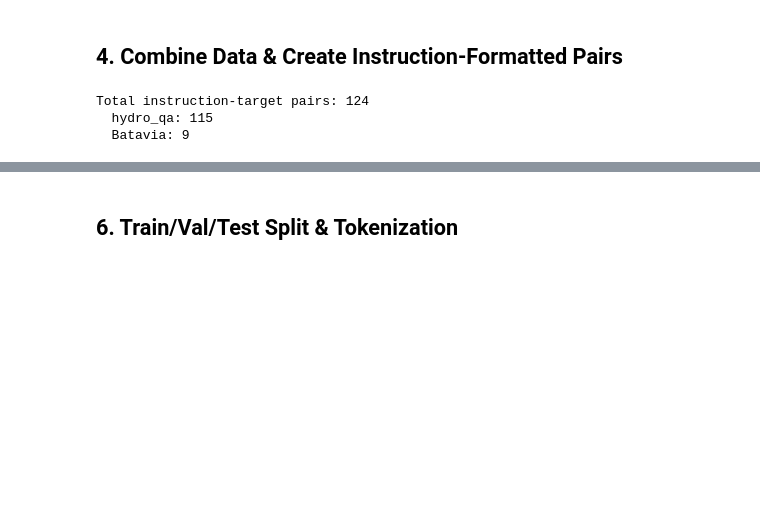
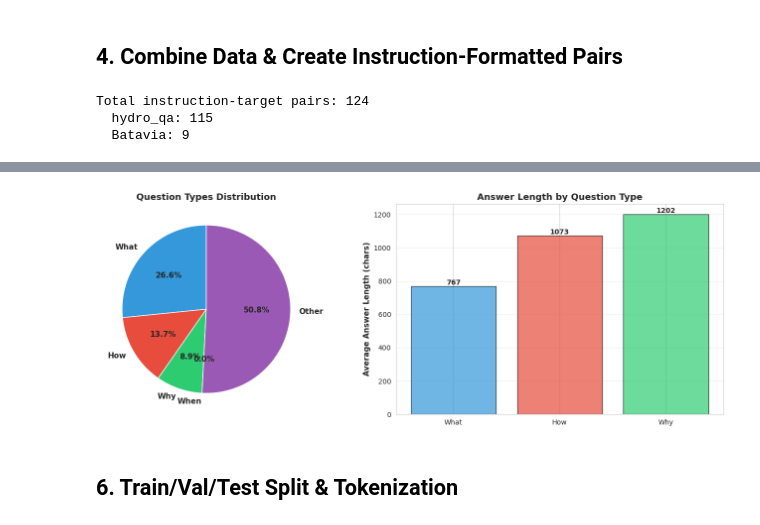
Before and after one commit to Afsaumutoniwase/capstone, a Jupyter notebook: chatbot_training_notebook.ipynb, the cells around one changed output, grey strips where cells are left out. Drawn from its saved outputs; the diff is of its cells as text; code cells hidden in the pictures; blank space fills up the shorter version.

```diff
--- a/chatbot_training_notebook.ipynb
+++ b/chatbot_training_notebook.ipynb
@@ -304,0 +510,84 @@ Name: count, dtype: int64
+# %%
+print("\nDATA QUALITY METRICS")
+
+# 1. Length consistency
+print("\n1. LENGTH CONSISTENCY:")
+print(f"   Questions - Min: {viz_df['instruction_len'].min()}, Max: {viz_df['instruction_len'].max()}, Range: {viz_df['instruction_len'].max() - viz_df['instruction_len'].min()}")
+print(f"   Answers   - Min: {viz_df['response_len'].min()}, Max: {viz_df['response_len'].max()}, Range: {viz_df['response_len'].max() - viz_df['response_len'].min()}")
+
+# 2. Very short or long outliers
+short_questions = len(viz_df[viz_df['instruction_len'] < 20])
+long_questions = len(viz_df[viz_df['instruction_len'] > 200])
+short_answers = len(viz_df[viz_df['response_len'] < 30])
+long_answers = len(viz_df[viz_df['response_len'] > 500])
+
+print(f"\n2. LENGTH OUTLIERS:")
+print(f"   Very short questions (<20 chars): {short_questions} ({short_questions/len(viz_df)*100:.1f}%)")
+print(f"   Very long questions (>200 chars): {long_questions} ({long_questions/len(viz_df)*100:.1f}%)")
+print(f"   Very short answers (<30 chars): {short_answers} ({short_answers/len(viz_df)*100:.1f}%)")
+print(f"   Very long answers (>500 chars): {long_answers} ({long_answers/len(viz_df)*100:.1f}%)")
+
+# 3. Vocabulary richness (unique words)
+all_question_words = ' '.join(viz_df['instruction']).lower().split()
+all_answer_words = ' '.join(viz_df['response']).lower().split()
+unique_q_words = len(set(all_question_words))
+unique_a_words = len(set(all_answer_words))
+
+print(f"\n3. VOCABULARY RICHNESS:")
+print(f"   Total question words: {len(all_question_words):,}")
+print(f"   Unique question words: {unique_q_words:,} ({unique_q_words/len(all_question_words)*100:.1f}% unique)")
+print(f"   Total answer words: {len(all_answer_words):,}")
+print(f"   Unique answer words: {unique_a_words:,} ({unique_a_words/len(all_answer_words)*100:.1f}% unique)")
+
+# 4. Question types
+question_starts = viz_df['instruction'].str.lower().str[:10]
+what_q = question_starts.str.contains('what', na=False).sum()
+how_q = question_starts.str.contains('how', na=False).sum()
+why_q = question_starts.str.contains('why', na=False).sum()
+when_q = question_starts.str.contains('when', na=False).sum()
+other_q = len(viz_df) - (what_q + how_q + why_q + when_q)
+
+print(f"\n4. QUESTION TYPE DISTRIBUTION:")
+print(f"   What questions: {what_q} ({what_q/len(viz_df)*100:.1f}%)")
+print(f"   How questions: {how_q} ({how_q/len(viz_df)*100:.1f}%)")
+print(f"   Why questions: {why_q} ({why_q/len(viz_df)*100:.1f}%)")
+print(f"   When questions: {when_q} ({when_q/len(viz_df)*100:.1f}%)")
+print(f"   Other types: {other_q} ({other_q/len(viz_df)*100:.1f}%)")
+
+# Visualize question types
+fig, (ax1, ax2) = plt.subplots(1, 2, figsize=(14, 5))
+
+# Question type pie chart
+q_types = ['What', 'How', 'Why', 'When', 'Other']
+q_counts = [what_q, how_q, why_q, when_q, other_q]
+colors_pie = ['#3498db', '#e74c3c', '#2ecc71', '#f39c12', '#9b59b6']
+ax1.pie(q_counts, labels=q_types, autopct='%1.1f%%', colors=colors_pie,
+        startangle=90, textprops={'fontsize': 11, 'fontweight': 'bold'})
+ax1.set_title('Question Types Distribution', fontsize=13, fontweight='bold')
+
+# Average response length by question type
+avg_lens_by_type = {
+    'What': viz_df[question_starts.str.contains('what', na=False)]['response_len'].mean() if what_q > 0 else 0,
+    'How': viz_df[question_starts.str.contains('how', na=False)]['response_len'].mean() if how_q > 0 else 0,
+    'Why': viz_df[question_starts.str.contains('why', na=False)]['response_len'].mean() if why_q > 0 else 0,
+    'When': viz_df[question_starts.str.contains('when', na=False)]['response_len'].mean() if when_q > 0 else 0,
+}
+# Filter out zeros
+avg_lens_by_type = {k: v for k, v in avg_lens_by_type.items() if v > 0}
+
+bars = ax2.bar(avg_lens_by_type.keys(), avg_lens_by_type.values(),
+               color=colors_pie[:len(avg_lens_by_type)], edgecolor='black', alpha=0.7)
+ax2.set_ylabel('Average Answer Length (chars)', fontsize=11, fontweight='bold')
+ax2.set_title('Answer Length by Question Type', fontsize=13, fontweight='bold')
+ax2.grid(axis='y', alpha=0.3)
+for bar in bars:
+    height = bar.get_height()
+    ax2.text(bar.get_x() + bar.get_width()/2., height,
+            f'{int(height)}',
+            ha='center', va='bottom', fontweight='bold')
+
+plt.tight_layout()
+plt.savefig(OUTPUT_MODEL_DIR / '03_data_quality_metrics.png', dpi=300, bbox_inches='tight')
+print(f"Saved: {OUTPUT_MODEL_DIR / '03_data_quality_metrics.png'}")
+plt.show()
+# %% [output]
@@ -305,3 +611,4 @@ Name: count, dtype: int64
+[figure, added]
 # %% [markdown]
 ## 6. Train/Val/Test Split & Tokenization
 # %%
```
Also changed, not shown: parts of 19 cells of this notebook, 27 other files.
